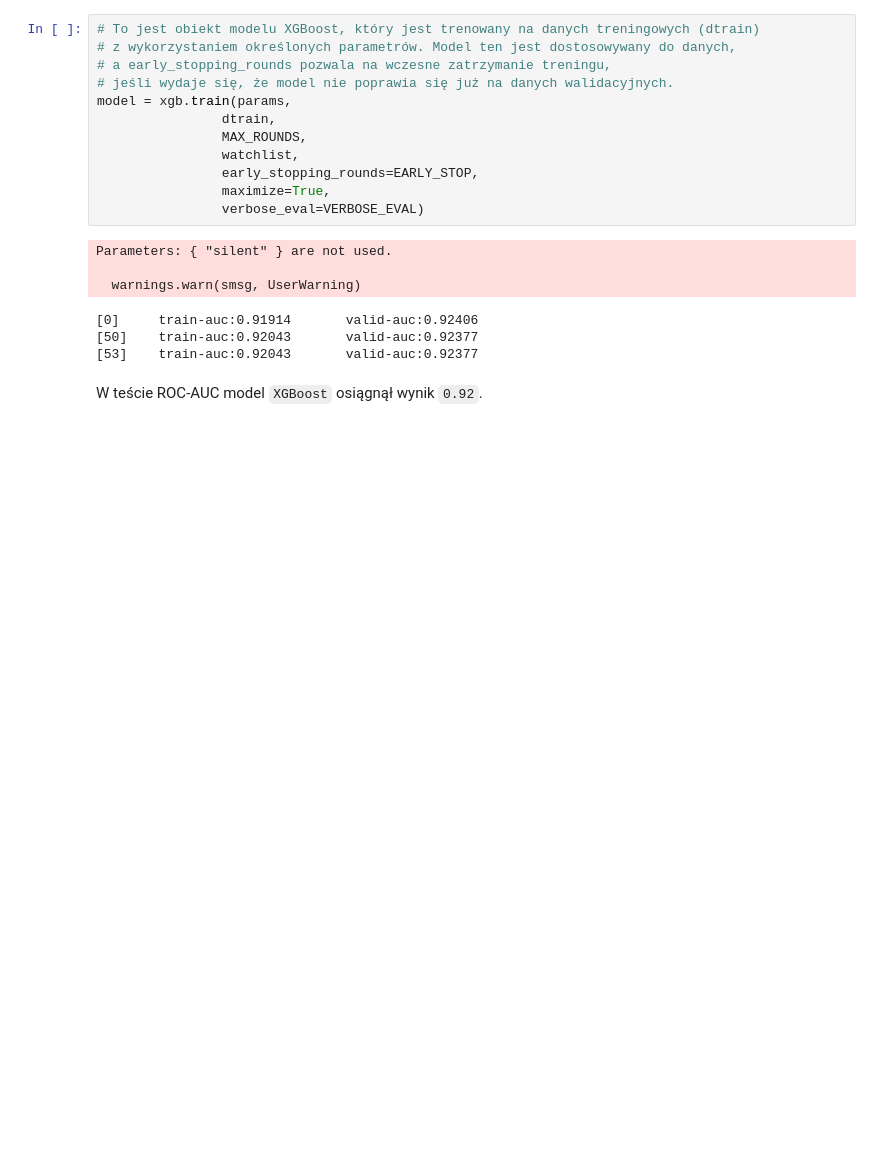
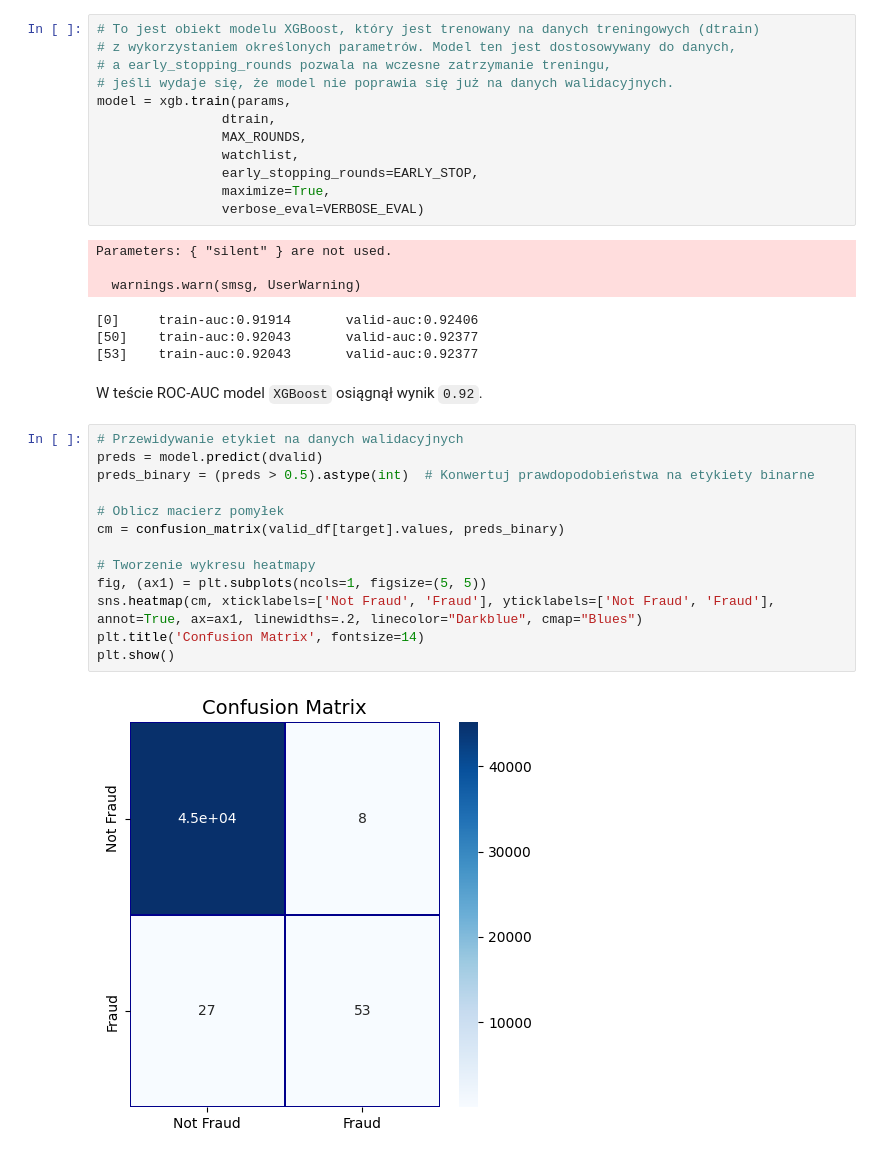
Before and after one commit to Kozioleczek/credit-card-fraud, a Jupyter notebook: sprawozdanie.ipynb, the cells around one changed output. Saved outputs shown, nothing was run; the diff lists cells and outputs as text; blank space fills up the shorter version.

```diff
--- a/sprawozdanie.ipynb
+++ b/sprawozdanie.ipynb
@@ -350,3 +360,18 @@ Parameters: { "silent" } are not used.
 [53]    train-auc:0.92043       valid-auc:0.92377
 # %% [markdown]
 W teście ROC-AUC model `XGBoost` osiągnął wynik `0.92`.
+# %%
+# Przewidywanie etykiet na danych walidacyjnych
+preds = model.predict(dvalid)
+preds_binary = (preds > 0.5).astype(int)  # Konwertuj prawdopodobieństwa na etykiety binarne
+
+# Oblicz macierz pomyłek
+cm = confusion_matrix(valid_df[target].values, preds_binary)
+
+# Tworzenie wykresu heatmapy
+fig, (ax1) = plt.subplots(ncols=1, figsize=(5, 5))
+sns.heatmap(cm, xticklabels=['Not Fraud', 'Fraud'], yticklabels=['Not Fraud', 'Fraud'], annot=True, ax=ax1, linewidths=.2, linecolor="Darkblue", cmap="Blues")
+plt.title('Confusion Matrix', fontsize=14)
+plt.show()
+# %% [output]
+[figure, added]
```
Also changed, not shown: parts of 17 cells of this notebook.
